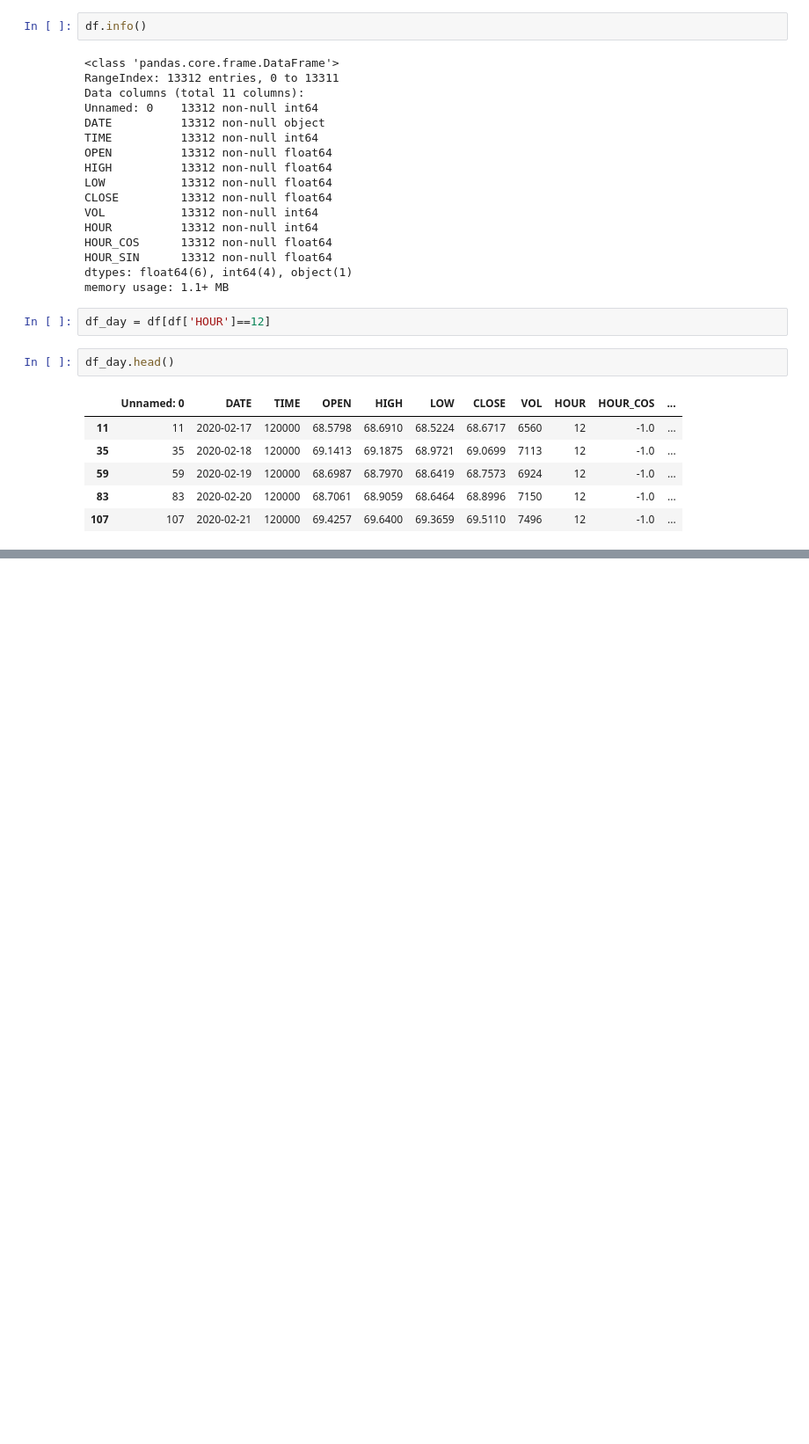
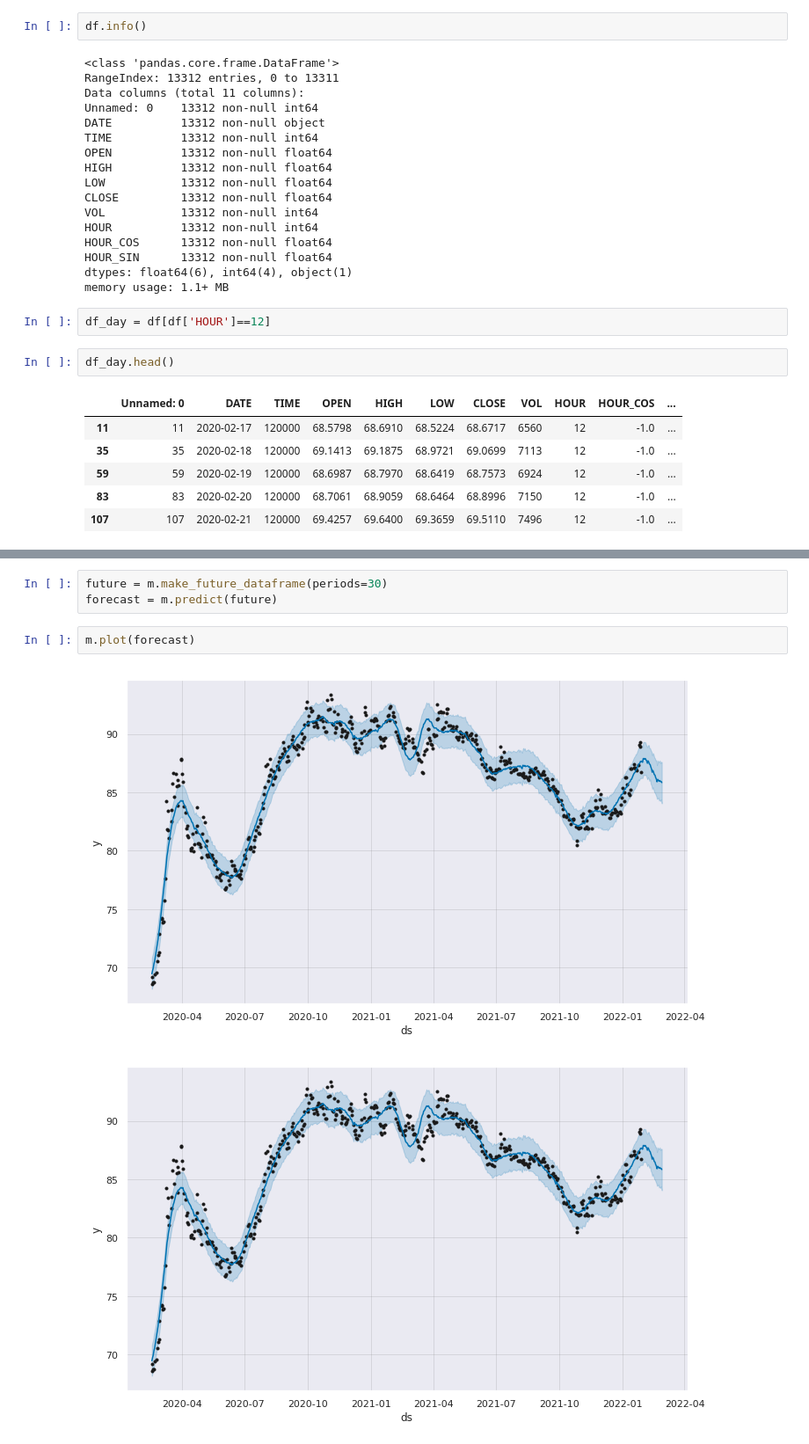
Before and after one commit to profMsaif/news-rubles, a Jupyter notebook: testing-prophet-for-time-series-prediction.ipynb, the cells around one changed output, grey strips where cells are left out. Shown at 88% size. Saved outputs shown, nothing was run; the diff lists cells and outputs as text; blank space fills up the shorter version.

```diff
--- a/testing-prophet-for-time-series-prediction.ipynb
+++ b/testing-prophet-for-time-series-prediction.ipynb
@@ -140,0 +126,8 @@ fig_decompose = m.plot_components(forecast)
+# %%
+future = m.make_future_dataframe(periods=30)
+forecast = m.predict(future)
+# %%
+m.plot(forecast)
+# %% [output]
+[figure, added]
+[figure, added]
```
Also changed, not shown: parts of 15 cells of this notebook.
